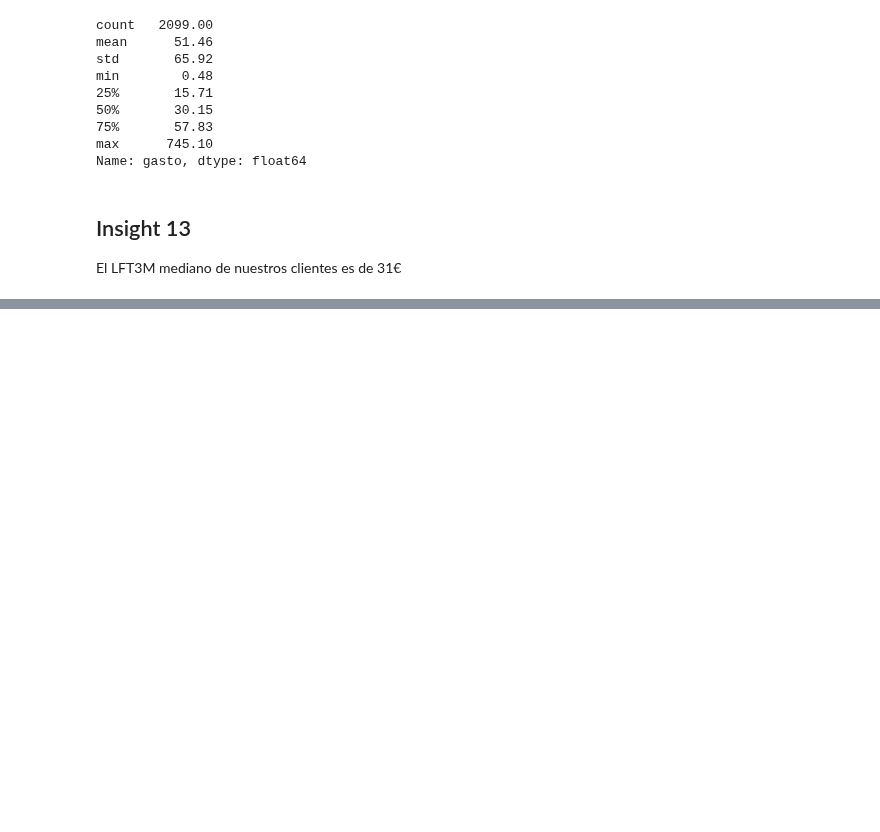
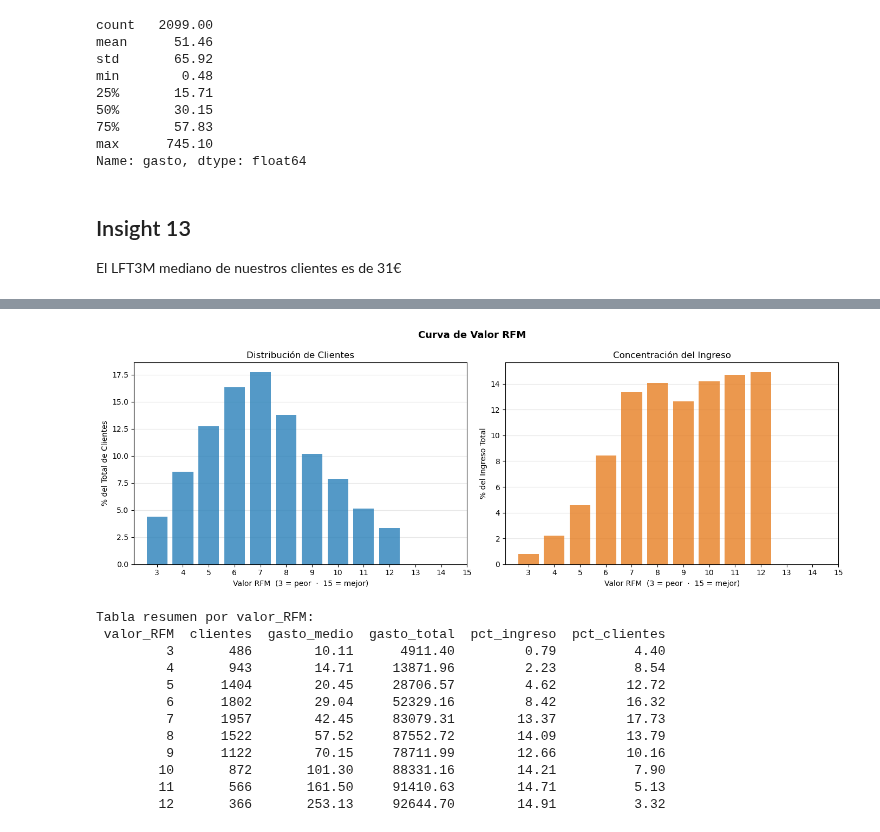
Before and after one commit to PabloHVega/ECommerce, a Jupyter notebook: notebooks/02_AnalisisInsights.ipynb, the cells around one changed output, grey strips where cells are left out. Saved outputs shown, nothing was run; the diff lists cells and outputs as text; code cells hidden in the pictures; blank space fills up the shorter version.

```diff
--- a/notebooks/02_AnalisisInsights.ipynb
+++ b/notebooks/02_AnalisisInsights.ipynb
@@ -916,0 +1232,51 @@ El LFT3M mediano de nuestros clientes es de 31€
+# %%
+# ─────────────────────────────────────────────────────────────────────────────
+# PASO 4 · Curva de valor_RFM  (valor_RFM de 3 a 15)
+# Muestra cómo se concentran clientes e ingresos en cada nivel de valor
+# ─────────────────────────────────────────────────────────────────────────────
+
+vr = (clientes.groupby('valor_RFM')
+      .agg(clientes=('usuario', 'count'),
+           gasto_medio=('gasto', 'mean'),
+           gasto_total=('gasto', 'sum'))
+      .reset_index())
+vr['pct_ingreso']  = (vr['gasto_total'] / total_gs * 100).round(2)
+vr['pct_clientes'] = (vr['clientes']    / total_cl * 100).round(2)
+
+fig, axes = plt.subplots(1, 2, figsize=(14, 5))
+fig.suptitle('Curva de Valor RFM', fontsize=13, fontweight='bold')
+
+axes[0].bar(vr['valor_RFM'], vr['pct_clientes'], color='#2980b9', alpha=0.8, zorder=2)
+axes[0].set_xlabel('Valor RFM  (3 = peor  ·  15 = mejor)')
+axes[0].set_ylabel('% del Total de Clientes')
+axes[0].set_title('Distribución de Clientes')
+axes[0].set_xticks(range(3, 16))
+axes[0].grid(axis='y', alpha=0.3, zorder=1)
+
+axes[1].bar(vr['valor_RFM'], vr['pct_ingreso'], color='#e67e22', alpha=0.8, zorder=2)
+axes[1].set_xlabel('Valor RFM  (3 = peor  ·  15 = mejor)')
+axes[1].set_ylabel('% del Ingreso Total')
+axes[1].set_title('Concentración del Ingreso')
+axes[1].set_xticks(range(3, 16))
+axes[1].grid(axis='y', alpha=0.3, zorder=1)
+
+plt.tight_layout()
+plt.savefig('../entregables/graficos/rfm_curva_valor.png', dpi=150, bbox_inches='tight')
+plt.show()
+
+print("\nTabla resumen por valor_RFM:")
+print(vr.to_string(index=False))
+# %% [output]
+[figure, added]
+Tabla resumen por valor_RFM:
+ valor_RFM  clientes  gasto_medio  gasto_total  pct_ingreso  pct_clientes
+         3       486        10.11      4911.40         0.79          4.40
+         4       943        14.71     13871.96         2.23          8.54
+         5      1404        20.45     28706.57         4.62         12.72
+         6      1802        29.04     52329.16         8.42         16.32
+         7      1957        42.45     83079.31        13.37         17.73
+         8      1522        57.52     87552.72        14.09         13.79
+         9      1122        70.15     78711.99        12.66         10.16
+        10       872       101.30     88331.16        14.21          7.90
+        11       566       161.50     91410.63        14.71          5.13
+        12       366       253.13     92644.70        14.91          3.32
```
Also changed, not shown: parts of 19 cells of this notebook, 1 other file.
